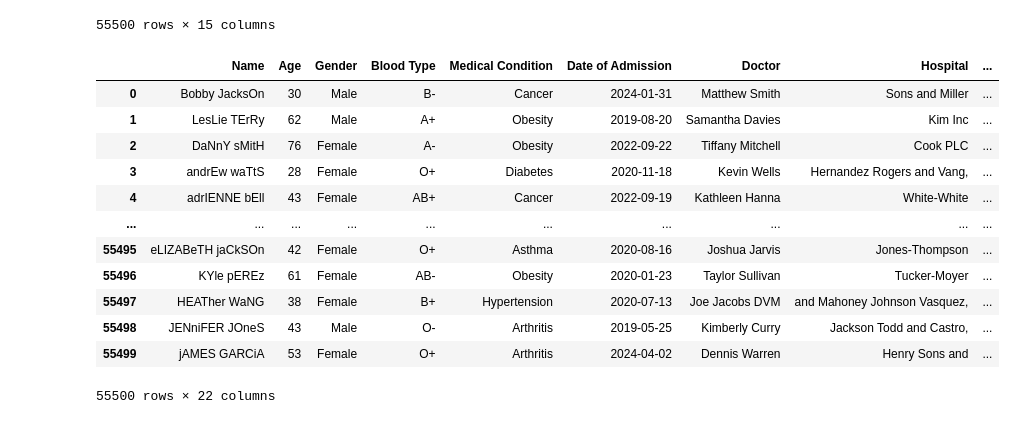
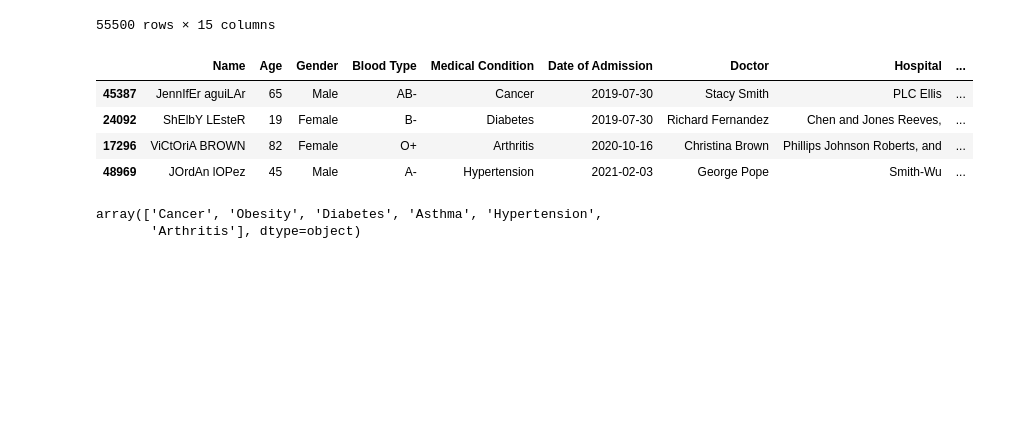
Before and after one commit to AkramAta/Health_Care_Analysis, a Jupyter notebook: Health_care_analysis.ipynb, the cells around one changed output. Cells and saved outputs as stored; diff of their text form; code cells hidden in the pictures; blank space fills up the shorter version.

```diff
--- a/Health_care_analysis.ipynb
+++ b/Health_care_analysis.ipynb
@@ -69,16 +67,14 @@ Health['Season'] = Health['Month'].apply(
 # %%
-Health
+pd.set_option('display.max_columns', None)
+Health.sample(4)
 # %% [output]
 |  | Name | Age | Gender | Blood Type | Medical Condition | Date of Admission | Doctor | Hospital | ... |
-| 0 | Bobby JacksOn | 30 | Male | B- | Cancer | 2024-01-31 | Matthew Smith | Sons and Miller | ... |
-| 1 | LesLie TErRy | 62 | Male | A+ | Obesity | 2019-08-20 | Samantha Davies | Kim Inc | ... |
-| 2 | DaNnY sMitH | 76 | Female | A- | Obesity | 2022-09-22 | Tiffany Mitchell | Cook PLC | ... |
-| 3 | andrEw waTtS | 28 | Female | O+ | Diabetes | 2020-11-18 | Kevin Wells | Hernandez Rogers and Vang, | ... |
-| 4 | adrIENNE bEll | 43 | Female | AB+ | Cancer | 2022-09-19 | Kathleen Hanna | White-White | ... |
-| ... | ... | ... | ... | ... | ... | ... | ... | ... | ... |
-| 55495 | eLIZABeTH jaCkSOn | 42 | Female | O+ | Asthma | 2020-08-16 | Joshua Jarvis | Jones-Thompson | ... |
-| 55496 | KYle pEREz | 61 | Female | AB- | Obesity | 2020-01-23 | Taylor Sullivan | Tucker-Moyer | ... |
-| 55497 | HEATher WaNG | 38 | Female | B+ | Hypertension | 2020-07-13 | Joe Jacobs DVM | and Mahoney Johnson Vasquez, | ... |
-| 55498 | JENniFER JOneS | 43 | Male | O- | Arthritis | 2019-05-25 | Kimberly Curry | Jackson Todd and Castro, | ... |
-| 55499 | jAMES GARCiA | 53 | Female | O+ | Arthritis | 2024-04-02 | Dennis Warren | Henry Sons and | ... |
+| 45387 | JennIfEr aguiLAr | 65 | Male | AB- | Cancer | 2019-07-30 | Stacy Smith | PLC Ellis | ... |
+| 24092 | ShElbY LEsteR | 19 | Female | B- | Diabetes | 2019-07-30 | Richard Fernandez | Chen and Jones Reeves, | ... |
+| 17296 | ViCtOriA BROWN | 82 | Female | O+ | Arthritis | 2020-10-16 | Christina Brown | Phillips Johnson Roberts, and | ... |
+| 48969 | JOrdAn lOPez | 45 | Male | A- | Hypertension | 2021-02-03 | George Pope | Smith-Wu | ... |
-55500 rows × 22 columns
+# %%
+Health['Medical Condition'].unique()
+# %% [output]
+array(['Cancer', 'Obesity', 'Diabetes', 'Asthma', 'Hypertension',
+       'Arthritis'], dtype=object)
```
Also changed, not shown: parts of 14 cells of this notebook.
